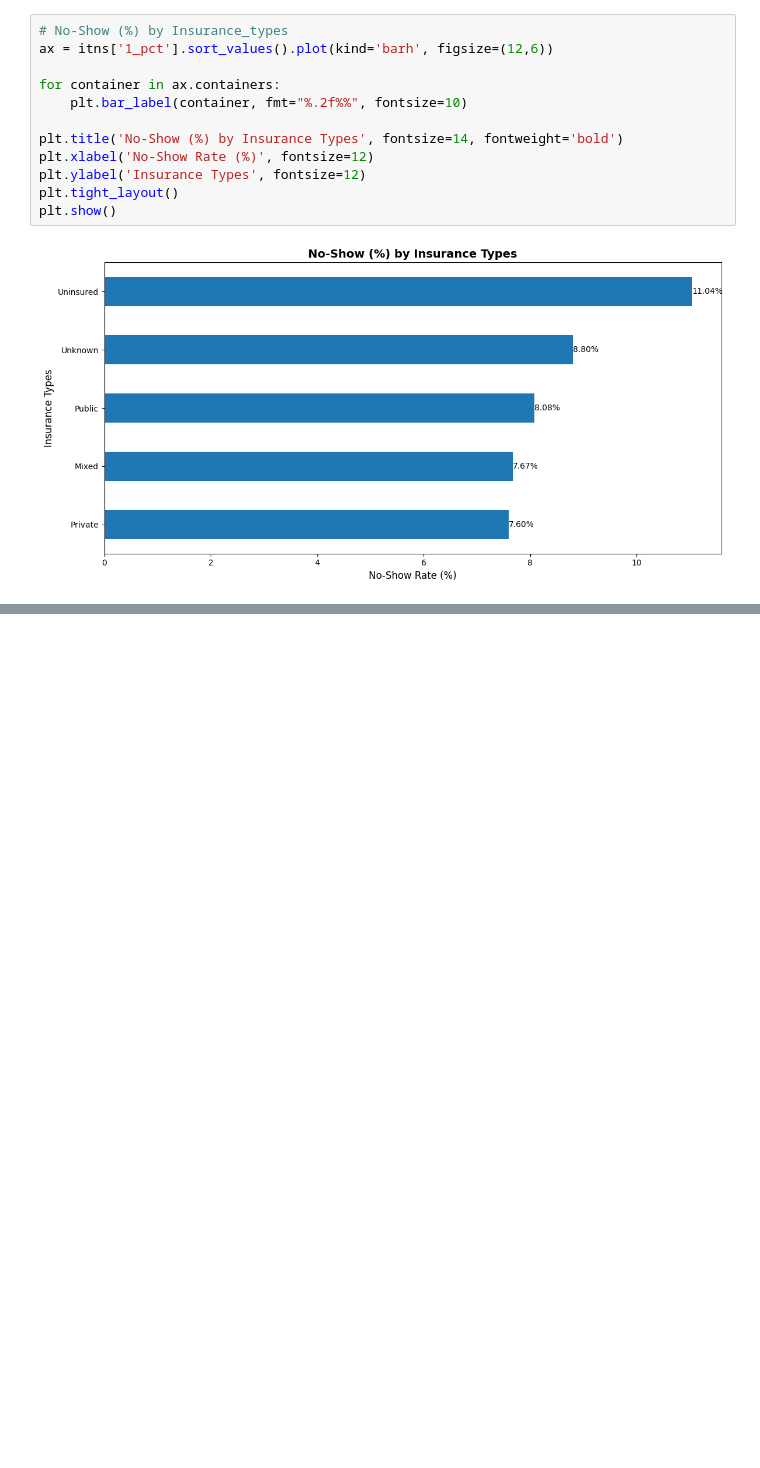
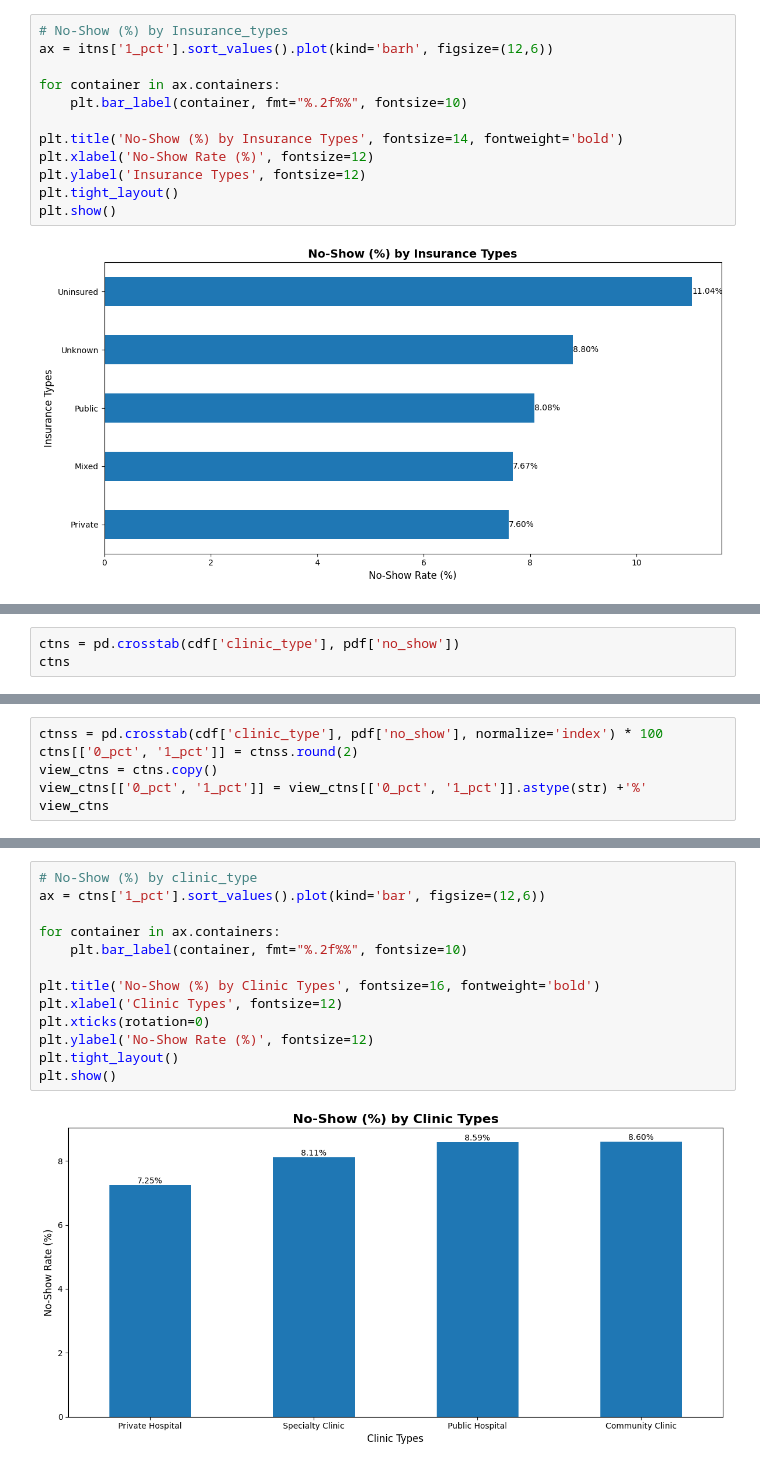
Before and after one commit to akashcstech/Health_Care_No_Show_Data_Analysis, a Jupyter notebook: Data_clean.ipynb, the cells around one changed output, grey strips where cells are left out. Cells and saved outputs as stored; diff of their text form; blank space fills up the shorter version.

Commit message:
No-Show (%) by clinic_type

```diff
--- a/Data_clean.ipynb
+++ b/Data_clean.ipynb
@@ -1707,0 +1716,3 @@ plt.show()
+# %%
+ctns = pd.crosstab(cdf['clinic_type'], pdf['no_show'])
+ctns
@@ -1707,0 +1726,6 @@ plt.show()
+# %%
+ctnss = pd.crosstab(cdf['clinic_type'], pdf['no_show'], normalize='index') * 100
+ctns[['0_pct', '1_pct']] = ctnss.round(2)
+view_ctns = ctns.copy()
+view_ctns[['0_pct', '1_pct']] = view_ctns[['0_pct', '1_pct']].astype(str) +'%'
+view_ctns
@@ -1707,0 +1739,15 @@ plt.show()
+# %%
+# No-Show (%) by clinic_type
+ax = ctns['1_pct'].sort_values().plot(kind='bar', figsize=(12,6))
+
+for container in ax.containers:
+    plt.bar_label(container, fmt="%.2f%%", fontsize=10)
+
+plt.title('No-Show (%) by Clinic Types', fontsize=16, fontweight='bold')
+plt.xlabel('Clinic Types', fontsize=12)
+plt.xticks(rotation=0)
+plt.ylabel('No-Show Rate (%)', fontsize=12)
+plt.tight_layout()
+plt.show()
+# %% [output]
+[figure, added]
```
Also changed, not shown: parts of 4 cells of this notebook, 1 other file.
